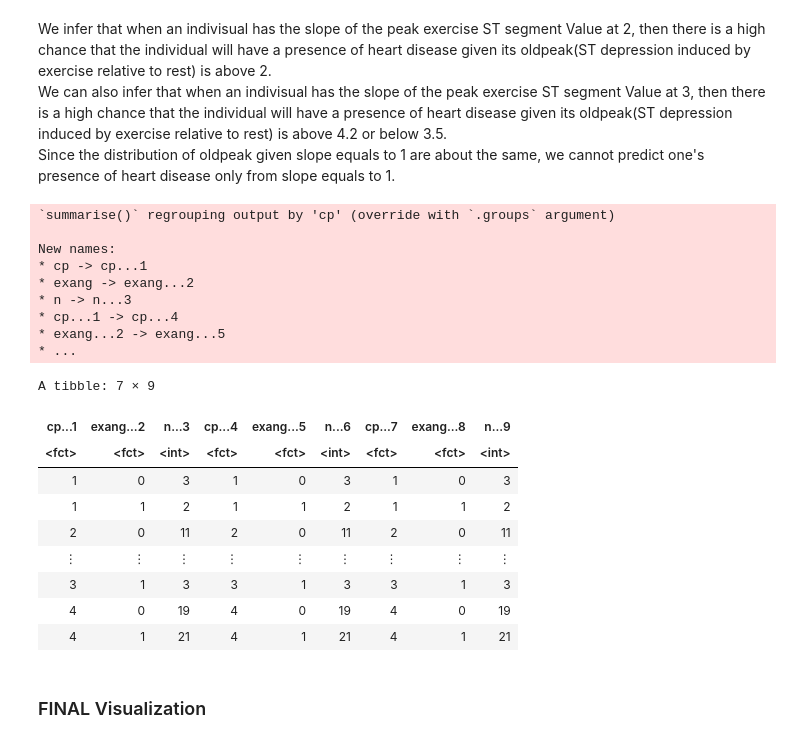
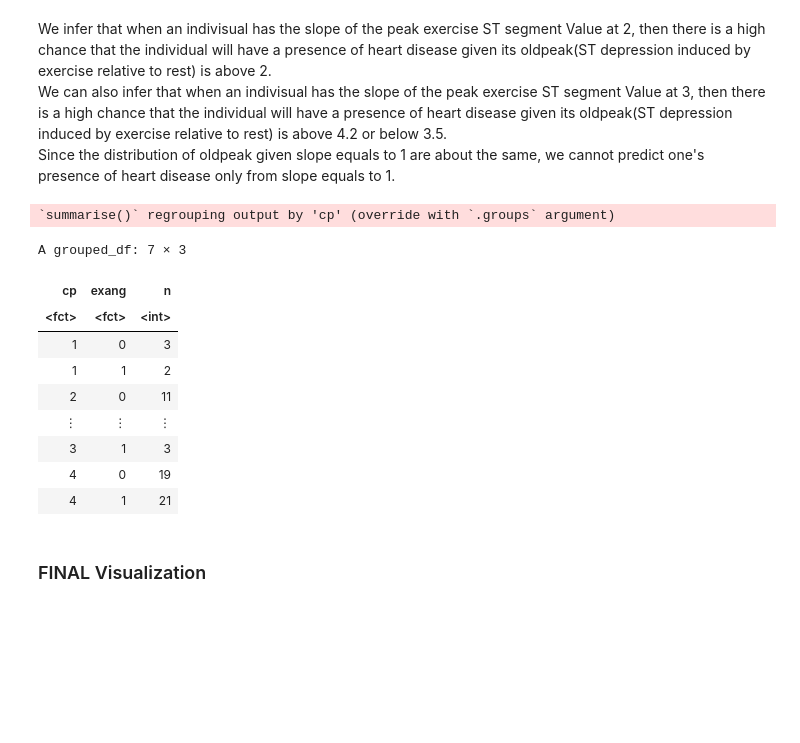
Before and after one commit to oliviahe0111/Heart-Disease-Data, a Jupyter notebook: heart_disease_data.ipynb, the cells around one changed output. Cells and saved outputs as stored; diff of their text form; code cells hidden in the pictures; blank space fills up the shorter version.

```diff
--- a/heart_disease_data.ipynb
+++ b/heart_disease_data.ipynb
@@ -849,44 +849,34 @@ Since the distribution of oldpeak given slope equals to 1 are about the same, we
 # %%
 options(repr.plot.width = 8, repr.plot.height = 8)
 
 two_predictors_222 <- heart_prediction_mut %>%
     mutate(cp=as.factor(cp),exang=as.factor(exang))%>%
     group_by(cp,exang) %>%
-    summarize(n= n())%>%
-
-bind_cols(two_predictors_222)
+    summarize(n= n())
 # heart_prediction_mut_with_n <- heart_prediction_mut %>%
 #                         bind_cols(two_predictors_222)
 
 
 # kkk <- two_predictors_222%>%
 #   ggplot(aes(x = cp, y = n, color = .pred_class)) +
 #   geom_point() +
 #     labs(x="chest pain", y="exang", color = "prediction")
 #   theme(text = element_text(size = 17))+
 #   ggtitle("Box plot of oldpeak versus slope colored by presence of heart disease")
 
 two_predictors_222
 # %% [output]
 `summarise()` regrouping output by 'cp' (override with `.groups` argument)
-
-New names:
-* cp -> cp...1
-* exang -> exang...2
-* n -> n...3
-* cp...1 -> cp...4
-* exang...2 -> exang...5
-* ...
-A tibble: 7 × 9
+A grouped_df: 7 × 3
-| cp...1 | exang...2 | n...3 | cp...4 | exang...5 | n...6 | cp...7 | exang...8 | n...9 |
-| <fct> | <fct> | <int> | <fct> | <fct> | <int> | <fct> | <fct> | <int> |
-| 1 | 0 | 3 | 1 | 0 | 3 | 1 | 0 | 3 |
-| 1 | 1 | 2 | 1 | 1 | 2 | 1 | 1 | 2 |
-| 2 | 0 | 11 | 2 | 0 | 11 | 2 | 0 | 11 |
-| ⋮ | ⋮ | ⋮ | ⋮ | ⋮ | ⋮ | ⋮ | ⋮ | ⋮ |
-| 3 | 1 | 3 | 3 | 1 | 3 | 3 | 1 | 3 |
-| 4 | 0 | 19 | 4 | 0 | 19 | 4 | 0 | 19 |
-| 4 | 1 | 21 | 4 | 1 | 21 | 4 | 1 | 21 |
+| cp | exang | n |
+| <fct> | <fct> | <int> |
+| 1 | 0 | 3 |
+| 1 | 1 | 2 |
+| 2 | 0 | 11 |
+| ⋮ | ⋮ | ⋮ |
+| 3 | 1 | 3 |
+| 4 | 0 | 19 |
+| 4 | 1 | 21 |
 # %% [markdown]
 ### FINAL Visualization
 # %%
```
